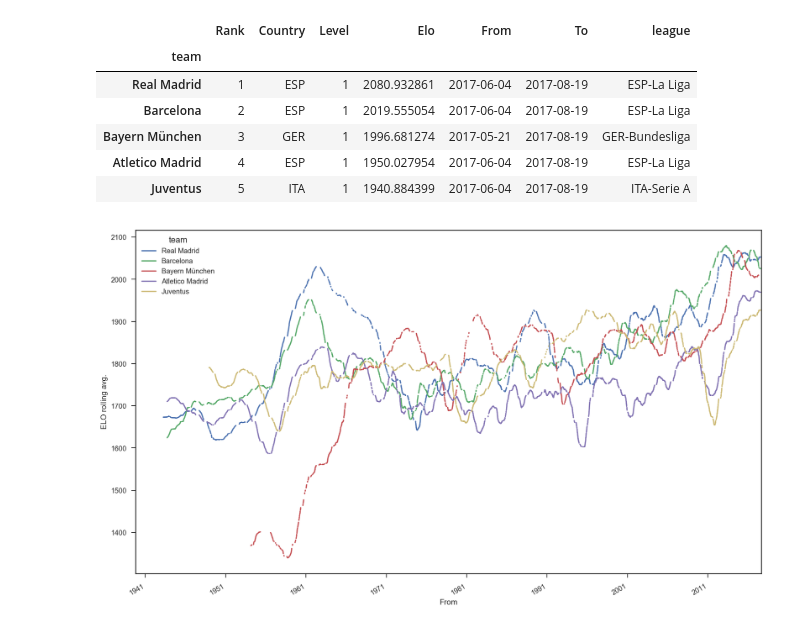
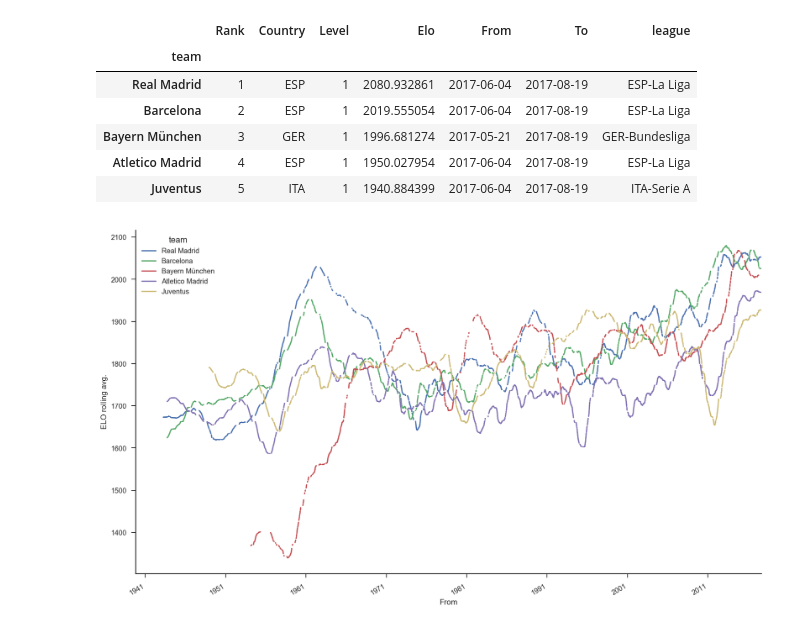
Before and after one commit to skagr/footballdata, a Jupyter notebook: notebooks/Examples.ipynb, the cells around one changed output. Cells and saved outputs as stored; diff of their text form; code cells hidden in the pictures.

```diff
--- a/notebooks/Examples.ipynb
+++ b/notebooks/Examples.ipynb
@@ -325,16 +325,17 @@ current_elo.head()
 # %%
 num_teams = 5
 smoothing = 100
 elo_top_development = pd.concat(
     [elo.read_team_history(team)['Elo'].rolling(smoothing).mean()
      for team in current_elo.reset_index()['team'][:num_teams]
     ],
     axis=1)
 elo_top_development.columns = current_elo.reset_index()['team'][:num_teams]
 elo_top_development.fillna(method='ffill')
 
 fig = plt.figure(figsize=(16, 10))
 ax1 = fig.add_subplot(111, ylabel='ELO rolling avg.', xlabel='Date')
-elo_top_development.plot(ax=ax1);
+elo_top_development.plot(ax=ax1)
+sns.despine();
 # %% [output]
-[figure, old version]
+[figure, new version]
```
Also changed, not shown: parts of 3 cells of this notebook, 1 other file.
